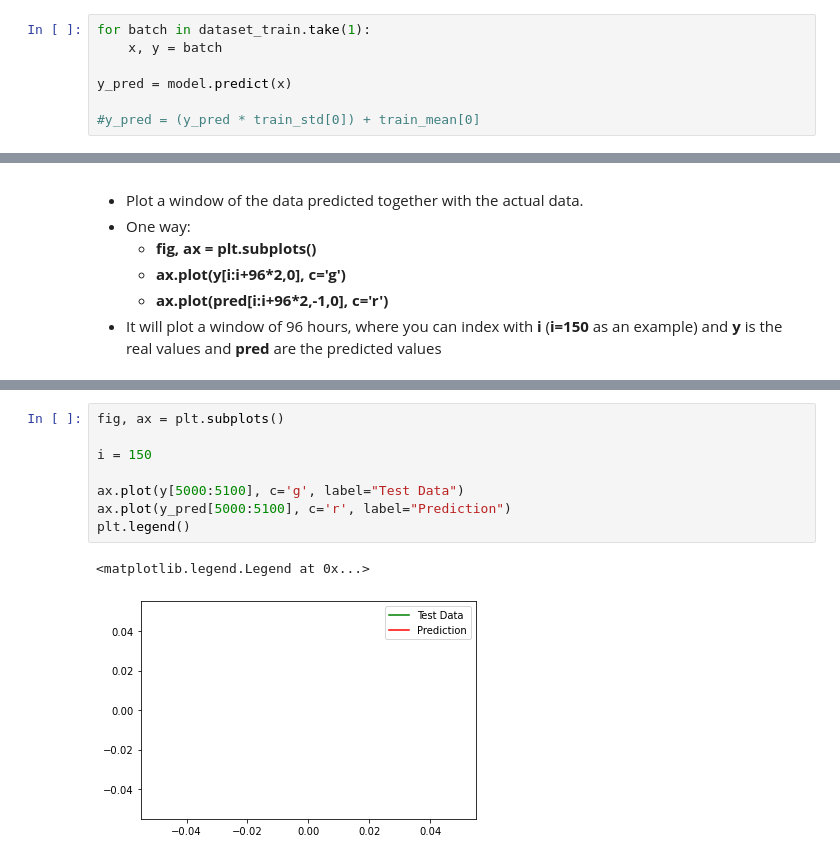
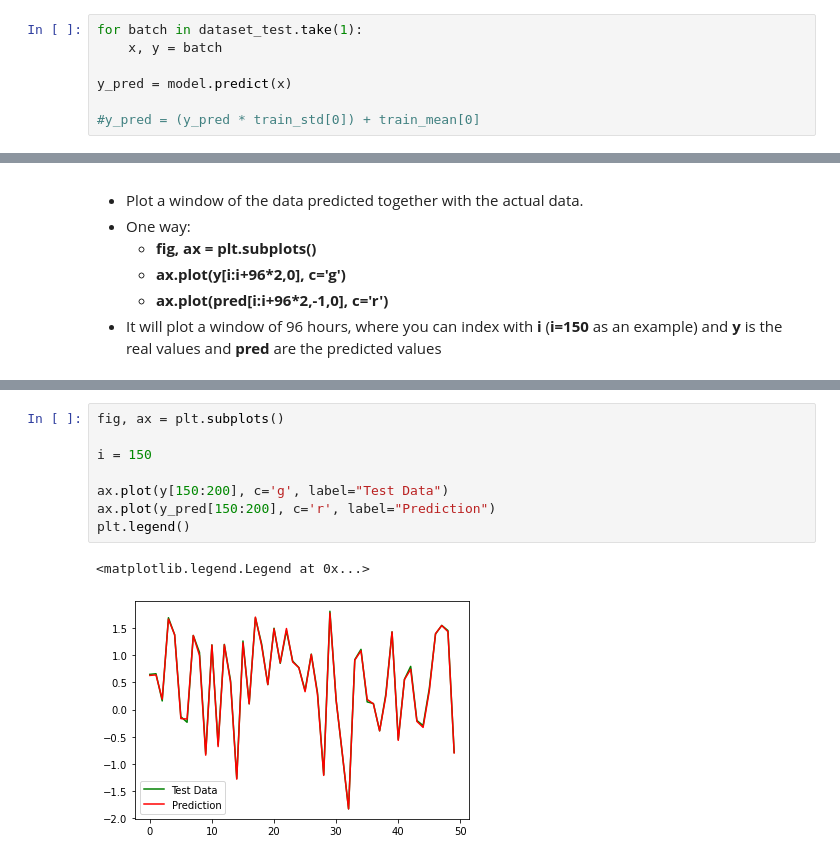
Before and after one commit to francoschroeder/ProyectoFinal, a Jupyter notebook: ExperimentoModeloFranco.ipynb, the cells around one changed output, grey strips where cells are left out. Cells and saved outputs as stored; diff of their text form.

```diff
--- a/ExperimentoModeloFranco.ipynb
+++ b/ExperimentoModeloFranco.ipynb
@@ -234,7 +234,7 @@ visualize_loss(history, "Training and Validation Loss")
 - Apply the model on the test data
     - HINT: Use **model.predict(x)**, where **x** is assigned to the test data.
 # %%
-for batch in dataset_train.take(1):
+for batch in dataset_test.take(1):
     x, y = batch
 
 y_pred = model.predict(x)
@@ -284,14 +284,14 @@ plt.legend()
 # %%
 fig, ax = plt.subplots()
 
 i = 150
 
-ax.plot(y[5000:5100], c='g', label="Test Data")
-ax.plot(y_pred[5000:5100], c='r', label="Prediction")
+ax.plot(y[150:200], c='g', label="Test Data")
+ax.plot(y_pred[150:200], c='r', label="Prediction")
 plt.legend()
 # %% [output]
 <matplotlib.legend.Legend at 0x...>
-[figure, old version]
+[figure, new version]
 # %%
 def show_plot(plot_data, delta, title):
     labels = ["History", "True Future", "Model Prediction"]
```
Also changed, not shown: parts of 4 cells of this notebook.
